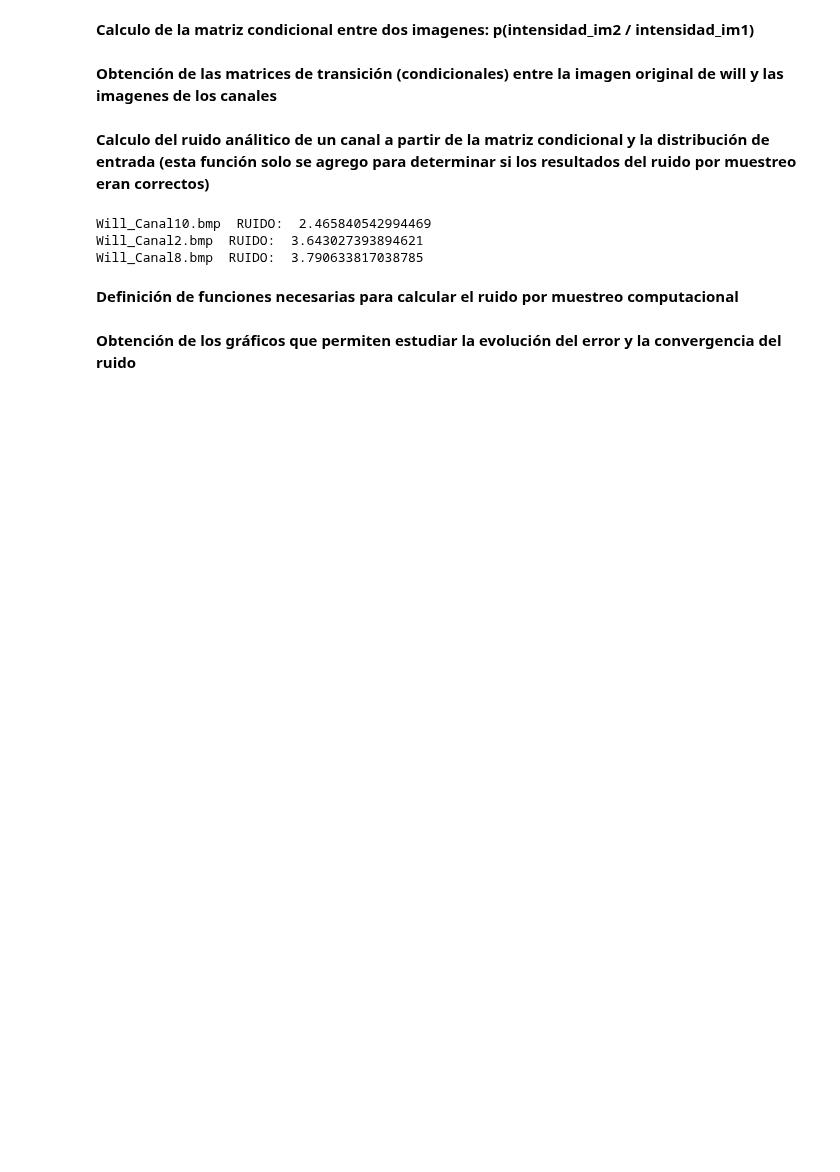
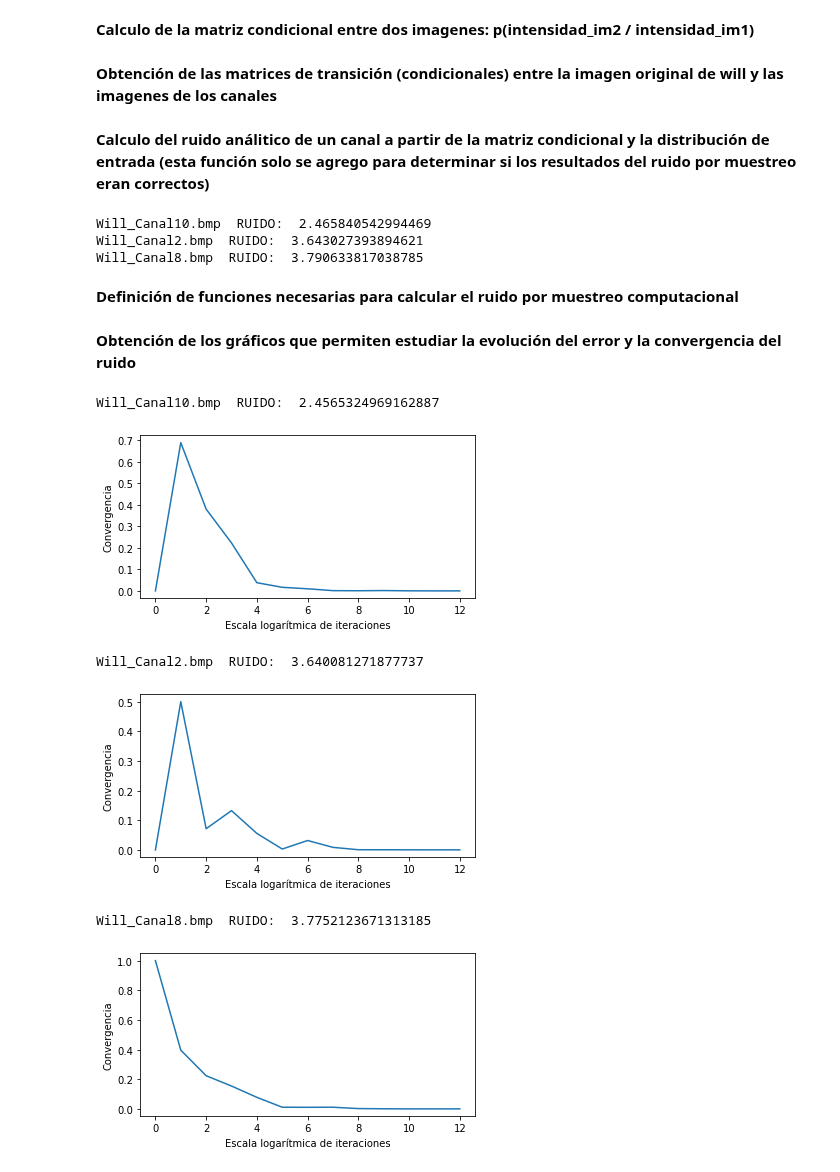
Before and after one commit to joacosaralegui/TPE_teo_info, a Jupyter notebook: TPE_TeoInfo.ipynb, the cells around one changed output. Saved outputs shown, nothing was run; the diff lists cells and outputs as text; code cells hidden in the pictures; blank space fills up the shorter version.

Commit message:
Se achico el epsilon para que converga antes.

```diff
--- a/TPE_TeoInfo.ipynb
+++ b/TPE_TeoInfo.ipynb
@@ -864,19 +864,26 @@ def ruido(acumulada_entrada,acumulada_cond,epsilon,min_iteraciones):
 # %%
 plt.rcParams['figure.figsize'] = (6,3)
 
 # Obtengo valores compartidos para los tres canales
 acumulada = get_acumulada(distribucion_original)
-epsilon = 0.0000000001
+epsilon = 0.0000001
 min_iteraciones = 10000
 
 # Por cada matriz de transición
 for mat,nombre in matrices_transicion:
     # Obtengo la matriz de probabilidad acumulada condicional para cada simbolo de entrada
     acumulada_cond = get_acumulada_cond(mat)
     # Calculo el ruido
     ruido_muestreo, convergencia = ruido(acumulada,acumulada_cond,epsilon,min_iteraciones)
     print(nombre, " RUIDO: ", ruido_muestreo)
     plt.plot(convergencia)
     plt.ylabel('Convergencia')
     plt.xlabel('Escala logarítmica de iteraciones')
     plt.show()
+# %% [output]
+Will_Canal10.bmp  RUIDO:  2.4565324969162887
+[figure, added]
+Will_Canal2.bmp  RUIDO:  3.640081271877737
+[figure, added]
+Will_Canal8.bmp  RUIDO:  3.7752123671313185
+[figure, added]
```
